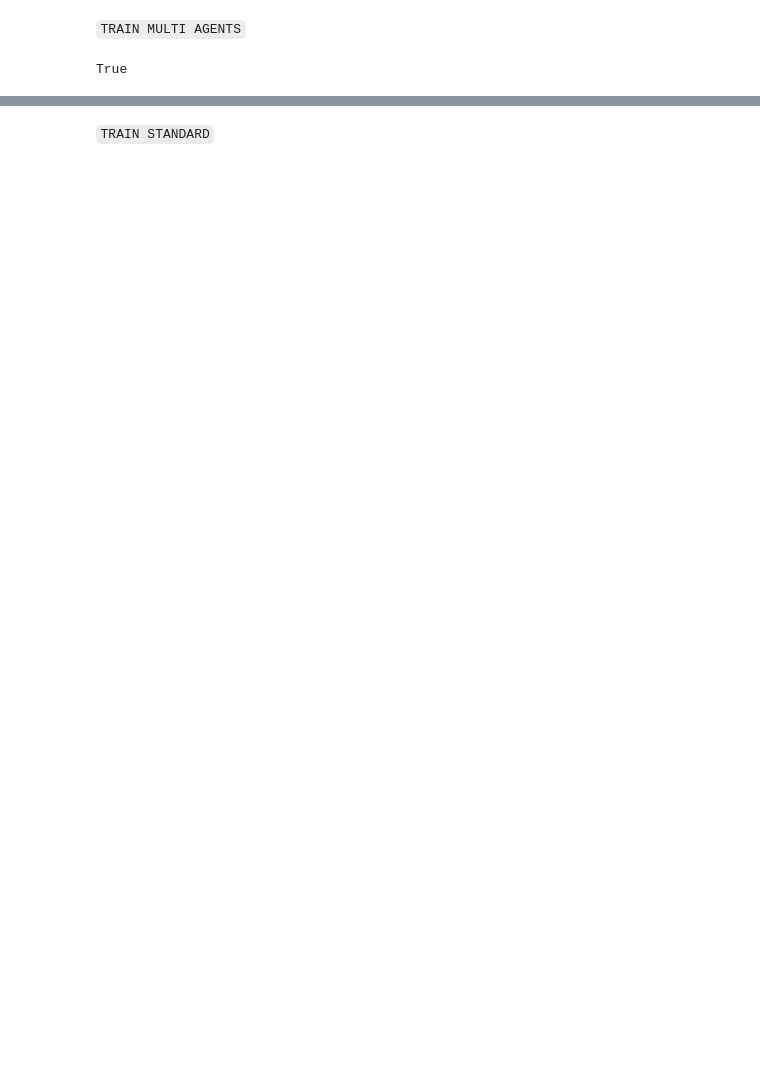
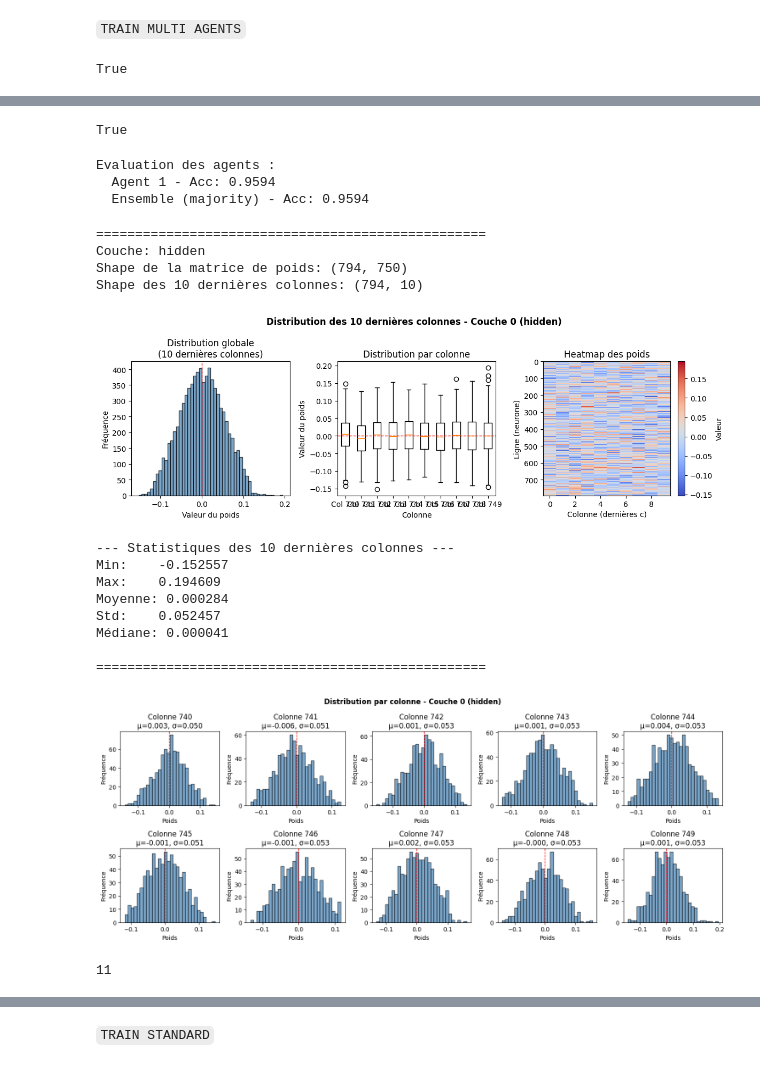
Before and after one commit to DALPHA-sys-24/MultiAgentsAI, a Jupyter notebook: examples.ipynb, the cells around one changed output, grey strips where cells are left out. Cells and saved outputs as stored; diff of their text form; code cells hidden in the pictures; blank space fills up the shorter version.

Commit message:
enhanced_model

````diff
--- a/examples.ipynb
+++ b/examples.ipynb
@@ -17,8 +17,9 @@ print(tf.__version__)
 ### ```TESTS```
 # %%
 # Script de test
+j=9
 name_data='mnist'
-x_train, y_train, x_test, y_test = mat.get_data(name_data)
+x_train, y_train, _, _ = mat.get_data(name_data,j=j)
 print(f"1. get_data: {y_train.dtype}")  # int32
 
 groups_x, groups_y = mat.split_dataset_fully_synchronized(x_train, y_train, num_groups=3)
@@ -54,10 +52,10 @@ Agent 2: 6 variables
 # %% [markdown]
 ```TRAIN MULTI AGENTS```
 # %%
-K=5
+K=1
 batch_size=100
 input_dim = 784
-hidden_dim = K*450
+hidden_dim = K*750
 output_dim = 10
 lr = 0.001
 epochs = 10
@@ -93,3 +78,3 @@ Agent 4: 6 variables
 # %%
-history=model.train(train_datasets=train_datasets,epochs=epochs, test_datasets=test_datasets,strategy='majority',verbose=True,alpha=1, beta=0.0)
+history=model.train_step(train_datasets=train_datasets,epochs=epochs, test_datasets=None,strategy='majority',verbose=True,alpha=1, beta=0.0,alpha_warmup=0)
 # %% [output]
@@ -97,2 +98,14 @@ TypeError: MultiAgentAI.train() got an unexpected keyword argument 'strategy'
+# %%
+c=9
+_, _, x_test, y_test = mat.get_data(name_data,j=j,filter_class=c)
+test_groups_x, test_groups_y = mat.split_dataset_fully_synchronized(x_test, y_test,num_groups=1,seed=None)
+test_datasets = mat.make_tf_datasets_from_groups(test_groups_x, test_groups_y, batch_size=batch_size, shuffle=False)*K
+mat.verify_batch_synchronization(test_datasets)
+# %% [output]
+True
 # %%
-accuracy=model.evaluate(test_datasets,strategy='majority',verbose=True)
+accuracy=model.evaluate_ensemble(test_datasets,strategy='majority',verbose=True)
+# %% [output]
+Evaluation des agents :
+  Agent 1 - Acc: 0.9594
+  Ensemble (majority) - Acc: 0.9594
@@ -99,8 +274,33 @@ accuracy=model.evaluate(test_datasets,strategy='majority',verbose=True)
+# %%
+# Afficher la distribution des 10 dernières colonnes de la couche 0
+print("\n" + "="*50)
+plot_weight_distribution(model.sous_reseaux[0], layer_index=0, c=10)
+
+# Afficher chaque colonne séparément
+print("\n" + "="*50)
+plot_weight_distribution_per_column(model.sous_reseaux[0], layer_index=0, c=10)
+# %% [output]
+==================================================
+Couche: hidden
+Shape de la matrice de poids: (794, 750)
+Shape des 10 dernières colonnes: (794, 10)
+[figure, added]
+--- Statistiques des 10 dernières colonnes ---
+Min:    -0.152557
+Max:    0.194609
+Moyenne: 0.000284
+Std:    0.052457
+Médiane: 0.000041
+
+==================================================
+[figure, added]
 # %%
 count=0
 for val in test_datasets[0]:
     count+=1
 print(count)
+# %% [output]
+11
 # %%
 entropies = model.entropy_ensemble(test_datasets)
 # %%
````
Also changed, not shown: parts of 9 cells of this notebook, 33 other files.
